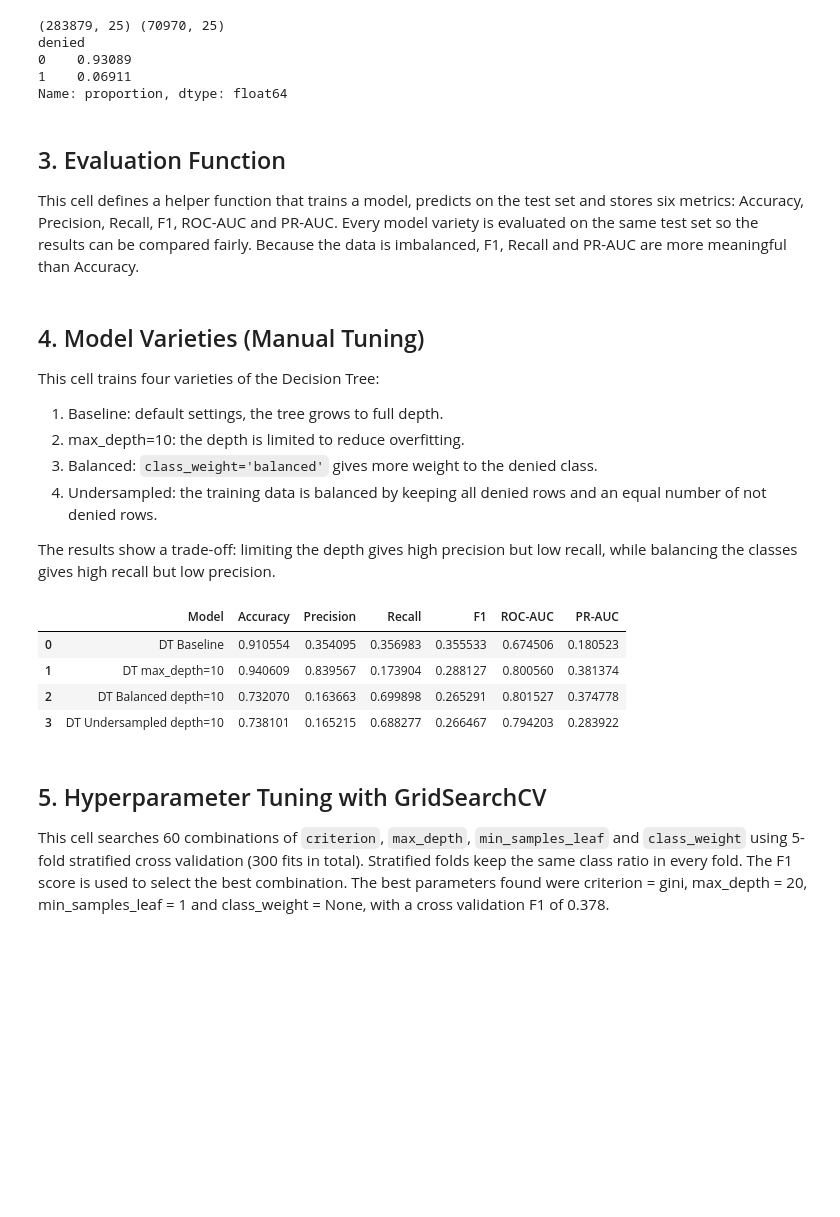
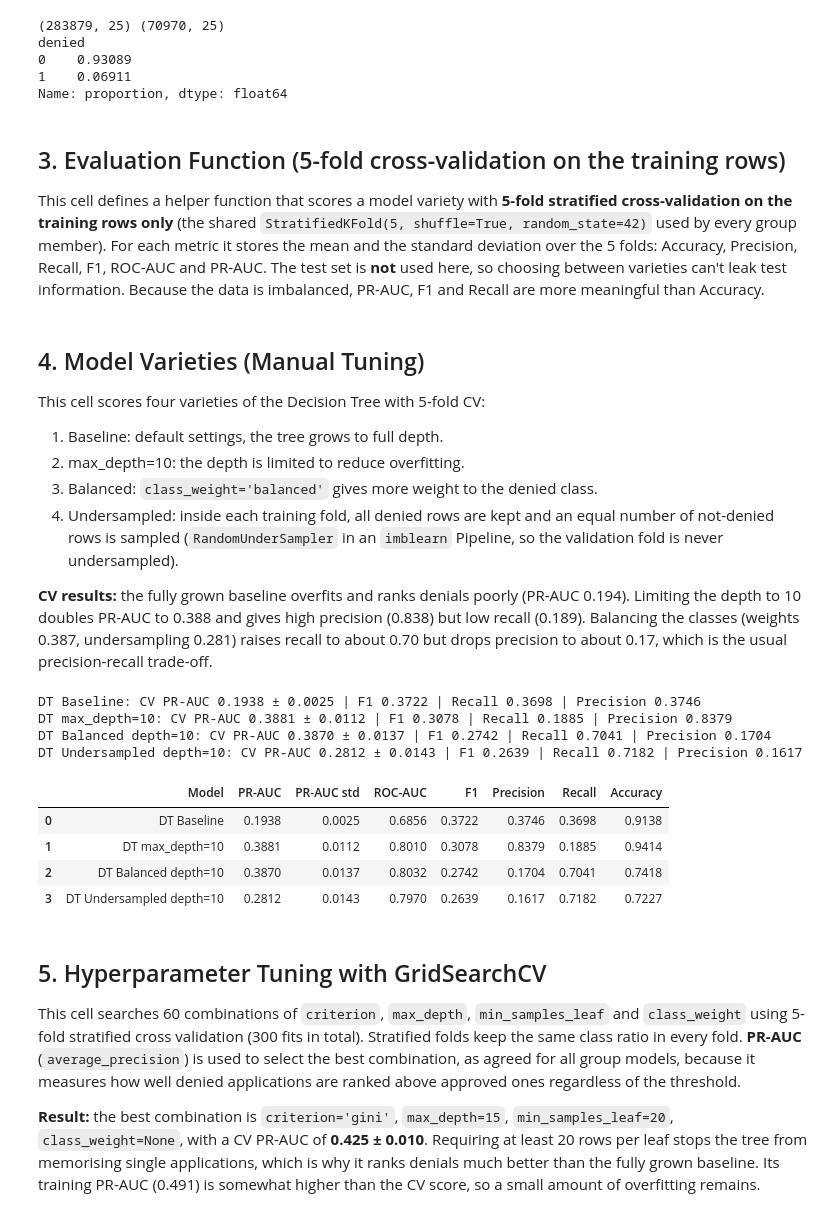
Before and after one commit to Jathushan1/us_prem_visa, a Jupyter notebook: notebooks/IT25101547_DecisionTree.ipynb, the cells around one changed output. Saved outputs shown, nothing was run; the diff lists cells and outputs as text; code cells hidden in the pictures; blank space fills up the shorter version.

```diff
--- a/notebooks/IT25101547_DecisionTree.ipynb
+++ b/notebooks/IT25101547_DecisionTree.ipynb
@@ -19,6 +26,8 @@ from sklearn.metrics import (accuracy_score, precision_score, recall_score, f1_s
 This cell loads the cleaned and scaled dataset from the preprocessing stage. The data is divided into training and test sets using the existing `split` column. The `denied` column is the target, and the remaining 25 columns are the features. The output shows 283,879 training rows and 70,970 test rows, and that only 6.9% of applications are denied, so the dataset is highly imbalanced.
 # %%
 PATH = '../results/outputs/final_processed.csv.gz'
+if not os.path.exists(PATH):                 # also works when run from the repo root
+    PATH = 'results/outputs/final_processed.csv.gz'
 df = pd.read_csv(PATH, compression='gzip')
 
 train = df[df['split'] == 'train']
@@ -38,5 +47,5 @@ denied
 1    0.06911
 Name: proportion, dtype: float64
 # %% [markdown]
-## 3. Evaluation Function
-This cell defines a helper function that trains a model, predicts on the test set and stores six metrics: Accuracy, Precision, Recall, F1, ROC-AUC and PR-AUC. Every model variety is evaluated on the same test set so the results can be compared fairly. Because the data is imbalanced, F1, Recall and PR-AUC are more meaningful than Accuracy.
+## 3. Evaluation Function (5-fold cross-validation on the training rows)
+This cell defines a helper function that scores a model variety with **5-fold stratified cross-validation on the training rows only** (the shared `StratifiedKFold(5, shuffle=True, random_state=42)` used by every group member). For each metric it stores the mean and the standard deviation over the 5 folds: Accuracy, Precision, Recall, F1, ROC-AUC and PR-AUC. The test set is **not** used here, so choosing between varieties can't leak test information. Because the data is imbalanced, PR-AUC, F1 and Recall are more meaningful than Accuracy.
@@ -60,42 +52,57 @@ def evaluate(name, model, X_tr, y_tr):
+# %%
+cv = StratifiedKFold(n_splits=5, shuffle=True, random_state=42)
+SCORING = {'Accuracy': 'accuracy', 'Precision': make_scorer(precision_score, zero_division=0),
+           'Recall': 'recall', 'F1': 'f1', 'ROC-AUC': 'roc_auc', 'PR-AUC': 'average_precision'}
+results, models = [], {}
+
+def evaluate(name, model):
+    scores = cross_validate(model, X_train, y_train, cv=cv, scoring=SCORING, n_jobs=-1)
+    row = {'Model': name}
+    for m in SCORING:
+        row[m] = scores[f'test_{m}'].mean()
+        row[f'{m} std'] = scores[f'test_{m}'].std()
+    results.append(row)
+    models[name] = model
+    print(f"{name}: CV PR-AUC {row['PR-AUC']:.4f} ± {row['PR-AUC std']:.4f} | F1 {row['F1']:.4f} | "
+          f"Recall {row['Recall']:.4f} | Precision {row['Precision']:.4f}")
+    return model
 # %% [markdown]
 ## 4. Model Varieties (Manual Tuning)
-This cell trains four varieties of the Decision Tree:
+This cell scores four varieties of the Decision Tree with 5-fold CV:
 1. Baseline: default settings, the tree grows to full depth.
 2. max_depth=10: the depth is limited to reduce overfitting.
 3. Balanced: `class_weight='balanced'` gives more weight to the denied class.
-4. Undersampled: the training data is balanced by keeping all denied rows and an equal number of not denied rows.
+4. Undersampled: inside each training fold, all denied rows are kept and an equal number of not-denied rows is sampled (`RandomUnderSampler` in an `imblearn` Pipeline, so the validation fold is never undersampled).
 
-The results show a trade-off: limiting the depth gives high precision but low recall, while balancing the classes gives high recall but low precision.
+**CV results:** the fully grown baseline overfits and ranks denials poorly (PR-AUC 0.194). Limiting the depth to 10 doubles PR-AUC to 0.388 and gives high precision (0.838) but low recall (0.189). Balancing the classes (weights 0.387, undersampling 0.281) raises recall to about 0.70 but drops precision to about 0.17, which is the usual precision-recall trade-off.
 # %%
-evaluate('DT Baseline', DecisionTreeClassifier(random_state=42), X_train, y_train)
+evaluate('DT Baseline', DecisionTreeClassifier(random_state=42))
 
-evaluate('DT max_depth=10', DecisionTreeClassifier(max_depth=10, random_state=42), X_train, y_train)
+evaluate('DT max_depth=10', DecisionTreeClassifier(max_depth=10, random_state=42))
 
-evaluate('DT Balanced depth=10',
-         DecisionTreeClassifier(max_depth=10, class_weight='balanced', random_state=42),
-         X_train, y_train)
-
-pos = train[train['denied'] == 1]
-neg = train[train['denied'] == 0].sample(len(pos), random_state=42)
-under = pd.concat([pos, neg]).sample(frac=1, random_state=42)
-X_under = under.drop(columns=['denied', 'split'])
-y_under = under['denied']
+evaluate('DT Balanced depth=10', DecisionTreeClassifier(max_depth=10, class_weight='balanced', random_state=42))
 
 evaluate('DT Undersampled depth=10',
-         DecisionTreeClassifier(max_depth=10, random_state=42),
-         X_under, y_under)
+         ImbPipeline([('under', RandomUnderSampler(random_state=42)),
+                      ('dt', DecisionTreeClassifier(max_depth=10, random_state=42))]))
 
-pd.DataFrame(results)
+pd.DataFrame(results)[['Model', 'PR-AUC', 'PR-AUC std', 'ROC-AUC', 'F1', 'Precision', 'Recall', 'Accuracy']].round(4)
 # %% [output]
+DT Baseline: CV PR-AUC 0.1938 ± 0.0025 | F1 0.3722 | Recall 0.3698 | Precision 0.3746
+DT max_depth=10: CV PR-AUC 0.3881 ± 0.0112 | F1 0.3078 | Recall 0.1885 | Precision 0.8379
+DT Balanced depth=10: CV PR-AUC 0.3870 ± 0.0137 | F1 0.2742 | Recall 0.7041 | Precision 0.1704
+DT Undersampled depth=10: CV PR-AUC 0.2812 ± 0.0143 | F1 0.2639 | Recall 0.7182 | Precision 0.1617
-|  | Model | Accuracy | Precision | Recall | F1 | ROC-AUC | PR-AUC |
-| 0 | DT Baseline | 0.910554 | 0.354095 | 0.356983 | 0.355533 | 0.674506 | 0.180523 |
-| 1 | DT max_depth=10 | 0.940609 | 0.839567 | 0.173904 | 0.288127 | 0.800560 | 0.381374 |
-| 2 | DT Balanced depth=10 | 0.732070 | 0.163663 | 0.699898 | 0.265291 | 0.801527 | 0.374778 |
-| 3 | DT Undersampled depth=10 | 0.738101 | 0.165215 | 0.688277 | 0.266467 | 0.794203 | 0.283922 |
+|  | Model | PR-AUC | PR-AUC std | ROC-AUC | F1 | Precision | Recall | Accuracy |
+| 0 | DT Baseline | 0.1938 | 0.0025 | 0.6856 | 0.3722 | 0.3746 | 0.3698 | 0.9138 |
+| 1 | DT max_depth=10 | 0.3881 | 0.0112 | 0.8010 | 0.3078 | 0.8379 | 0.1885 | 0.9414 |
+| 2 | DT Balanced depth=10 | 0.3870 | 0.0137 | 0.8032 | 0.2742 | 0.1704 | 0.7041 | 0.7418 |
+| 3 | DT Undersampled depth=10 | 0.2812 | 0.0143 | 0.7970 | 0.2639 | 0.1617 | 0.7182 | 0.7227 |
 # %% [markdown]
 ## 5. Hyperparameter Tuning with GridSearchCV
 
-This cell searches 60 combinations of `criterion`, `max_depth`, `min_samples_leaf` and `class_weight` using 5-fold stratified cross validation (300 fits in total). Stratified folds keep the same class ratio in every fold. The F1 score is used to select the best combination. The best parameters found were criterion = gini, max_depth = 20, min_samples_leaf = 1 and class_weight = None, with a cross validation F1 of 0.378.
+This cell searches 60 combinations of `criterion`, `max_depth`, `min_samples_leaf` and `class_weight` using 5-fold stratified cross validation (300 fits in total). Stratified folds keep the same class ratio in every fold. **PR-AUC** (`average_precision`) is used to select the best combination, as agreed for all group models, because it measures how well denied applications are ranked above approved ones regardless of the threshold.
+
+**Result:** the best combination is `criterion='gini'`, `max_depth=15`, `min_samples_leaf=20`, `class_weight=None`, with a CV PR-AUC of **0.425 ± 0.010**. Requiring at least 20 rows per leaf stops the tree from memorising single applications, which is why it ranks denials much better than the fully grown baseline. Its training PR-AUC (0.491) is somewhat higher than the CV score, so a small amount of overfitting remains.
 # %%
 param_grid = {
     'criterion': ['gini', 'entropy'],
```
Also changed, not shown: parts of 18 cells of this notebook, 6 other files.
